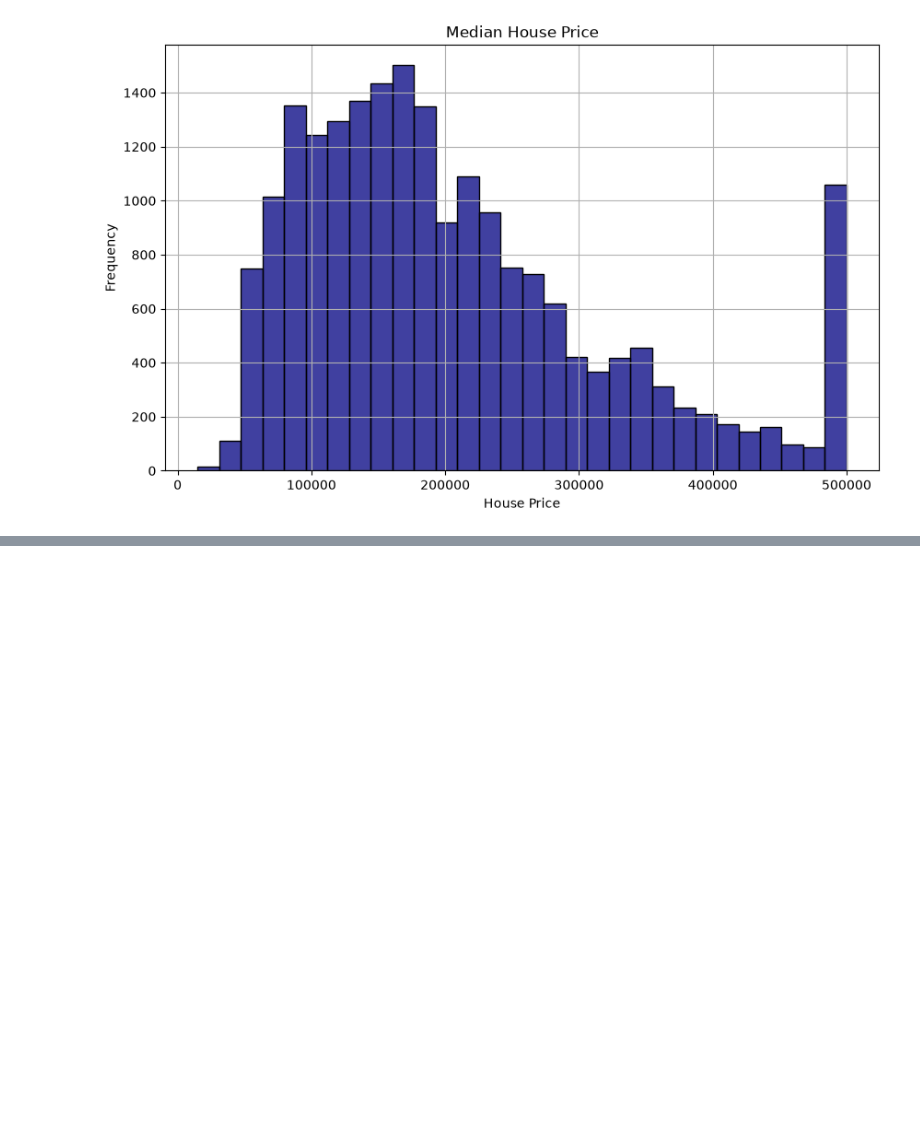
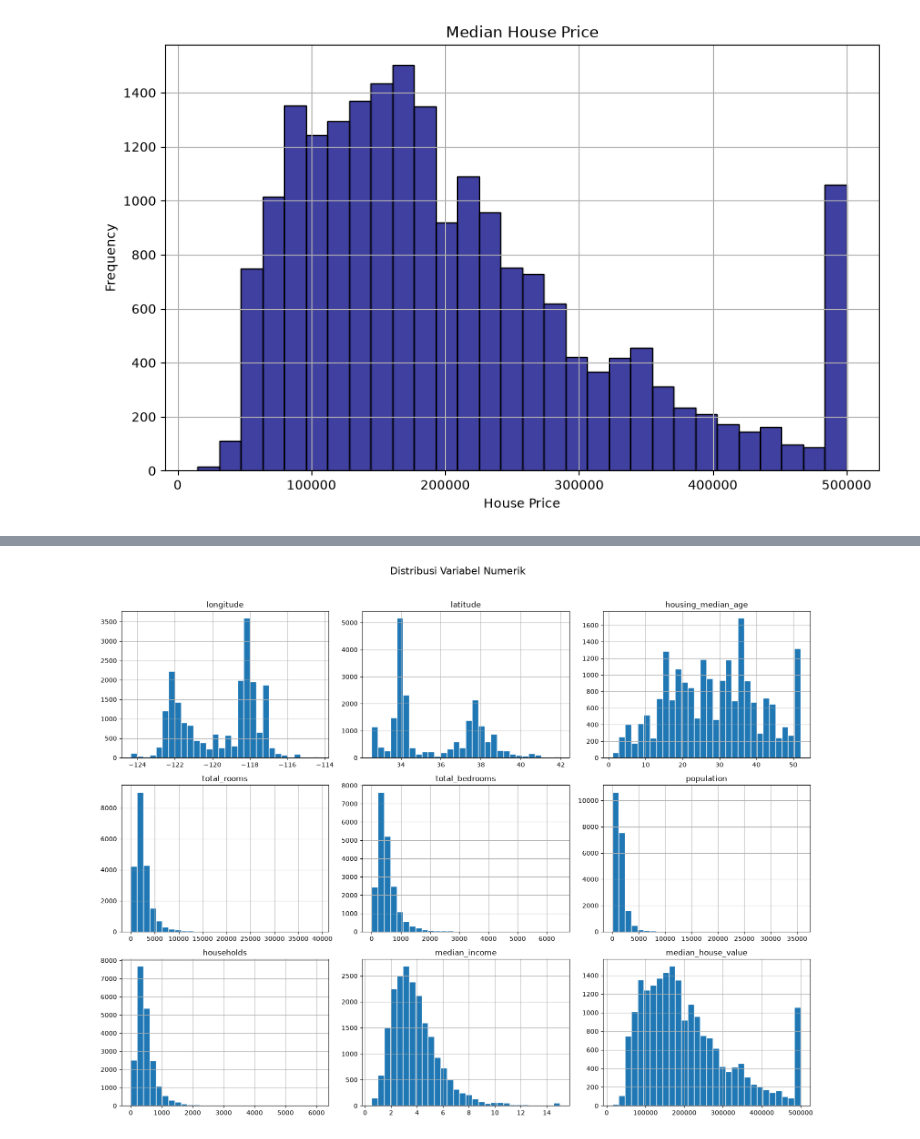
Before and after one commit to JuanRaphael/AgenPropertiLodan, a Jupyter notebook: notebooks/data_engineering.ipynb, the cells around one changed output, grey strips where cells are left out. Cells and saved outputs as stored; diff of their text form; code cells hidden in the pictures; blank space fills up the shorter version.

```diff
--- a/notebooks/data_engineering.ipynb
+++ b/notebooks/data_engineering.ipynb
@@ -84,0 +114,9 @@ Plotting distribution of house prices
+# %%
+# Distribusi fitur numerik dan target
+numeric_columns = raw_data.select_dtypes(include="number").columns
+raw_data[numeric_columns].hist(figsize=(16, 12), bins=30, edgecolor="white")
+plt.suptitle("Distribusi Variabel Numerik", y=1.02, fontsize=16)
+plt.tight_layout()
+plt.show()
+# %% [output]
+[figure, added]
```
Also changed, not shown: parts of 6 cells of this notebook.
